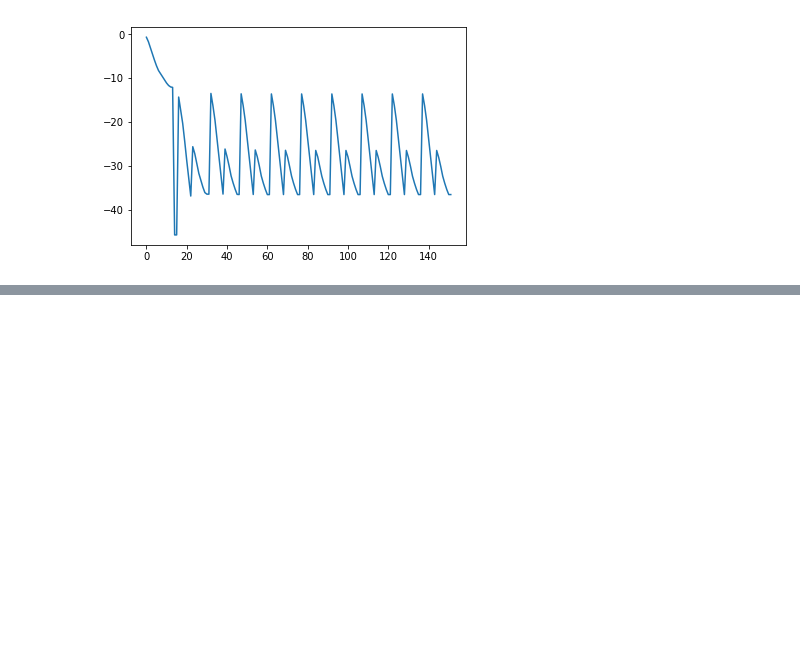
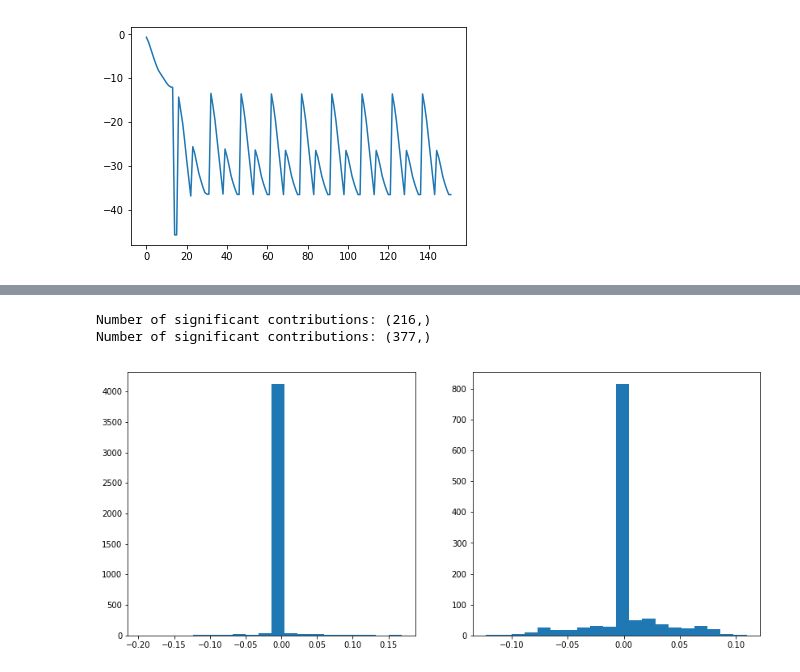
Before and after one commit to neurospin/pylearn-parsimony, a Jupyter notebook: examples/Glioma_Data/Results-Copy1.ipynb, the cells around one changed output, grey strips where cells are left out. Cells and saved outputs as stored; diff of their text form; code cells hidden in the pictures; blank space fills up the shorter version.

```diff
--- a/examples/Glioma_Data/Results-Copy1.ipynb
+++ b/examples/Glioma_Data/Results-Copy1.ipynb
@@ -213,0 +285,12 @@ prob[-198]['num_iter']
+# %%
+plt.figure(figsize=(14,6))
+plt.subplot(121)
+print 'Number of significant contributions: {}'.format(np.where(abs(w[0]) > 1e-2)[0].shape)
+plt.hist(w[0],bins=20);
+print 'Number of significant contributions: {}'.format(np.where(abs(w[1]) > 1e-2)[0].shape)
+plt.subplot(122)
+plt.hist(w[1],bins=20);
+# %% [output]
+Number of significant contributions: (216,)
+Number of significant contributions: (377,)
+[figure, added]
```
Also changed, not shown: parts of 33 cells of this notebook, 5 other files.
